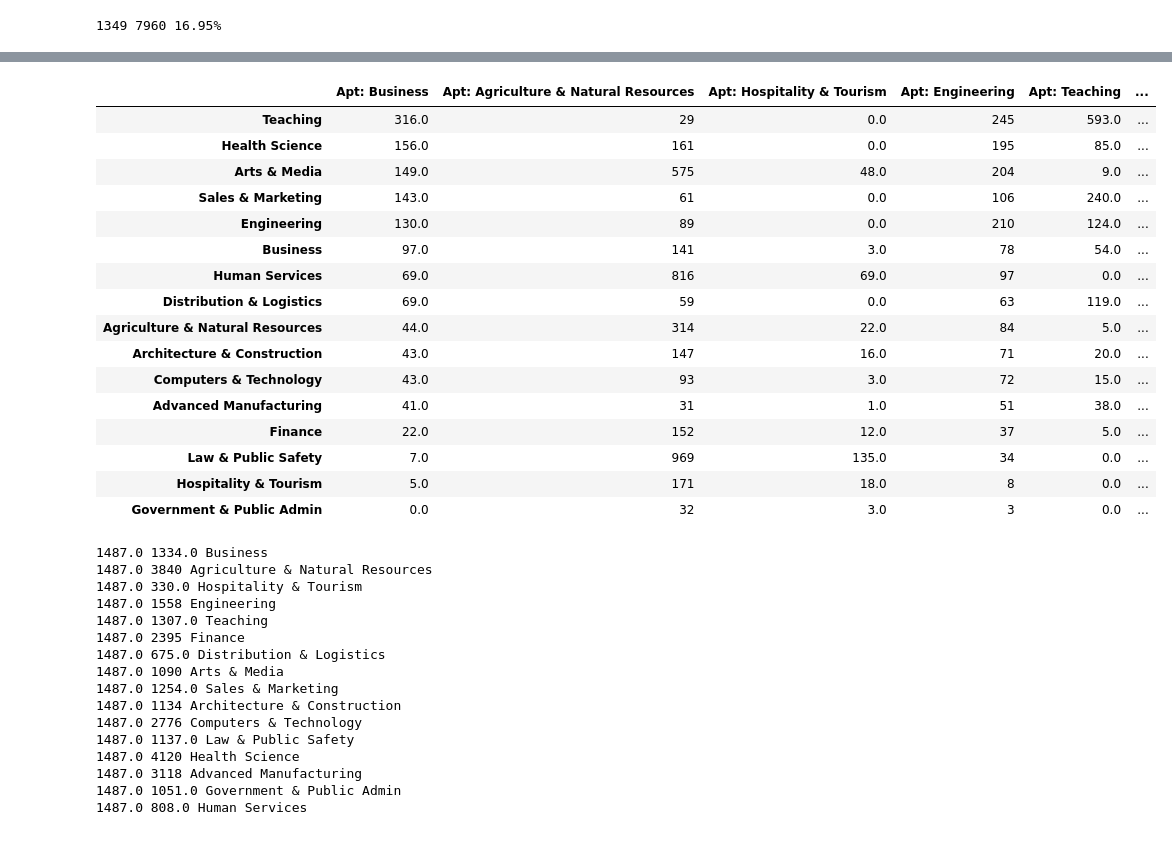
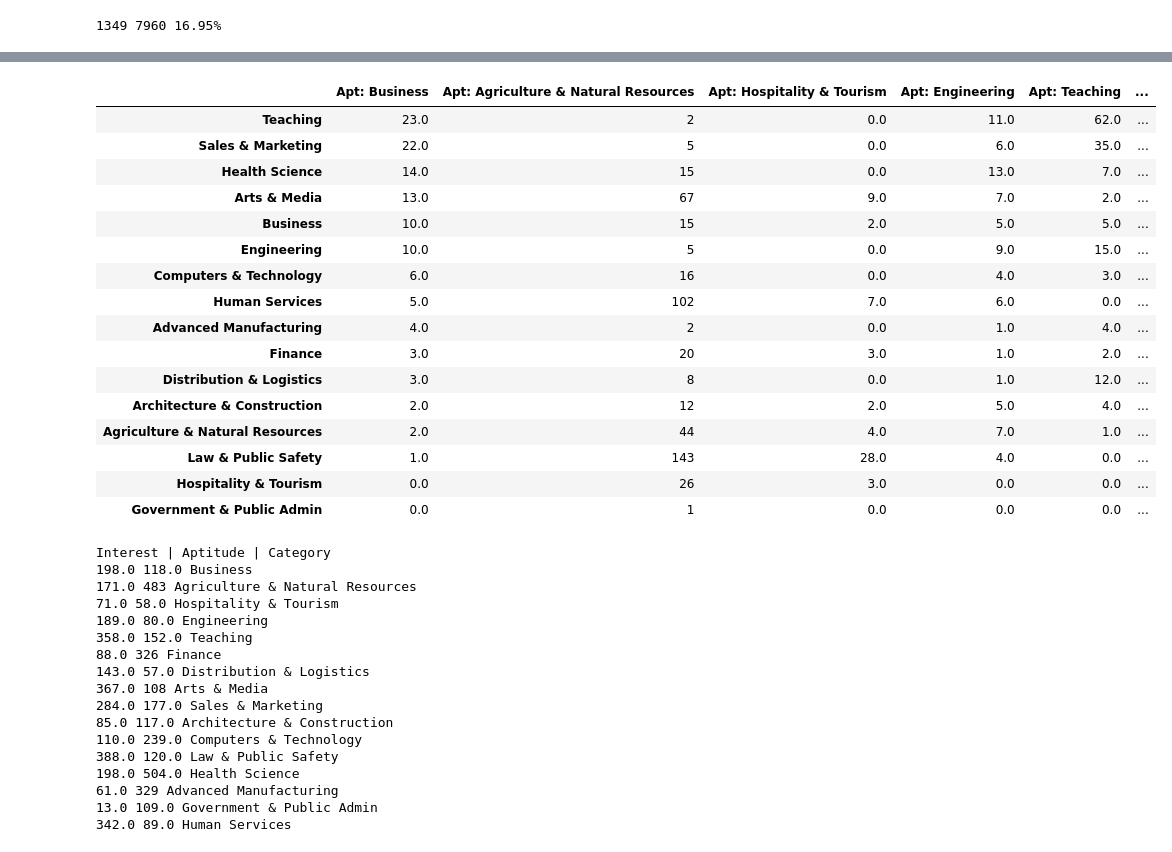
Before and after one commit to AlexMurphy-MTSU/YouScience, a Jupyter notebook: Sandbox/checking.ipynb, the cells around one changed output, grey strips where cells are left out. Saved outputs shown, nothing was run; the diff lists cells and outputs as text; code cells hidden in the pictures.

Commit message:
Number of matches by school.

```diff
--- a/Sandbox/checking.ipynb
+++ b/Sandbox/checking.ipynb
@@ -124,60 +142,62 @@ print(perfect_fit, 9309-perfect_fit, "{:.2%}".format(perfect_fit/7960))
 # %%
+Z = X[X.organization == 'LaVergne Middle School']
 # compiling frequency of interest/aptitude pairs
 fits = list(set(X.aptitude_fit).union(X.interest_fit))
 breakdown_df = None
 for fit in fits:
-    Y = X.loc[X.aptitude_fit == fit].interest_fit.value_counts()
+    Y = Z.loc[Z.aptitude_fit == fit].interest_fit.value_counts()
     Y = pd.DataFrame(Y)
     Y.rename(columns={'interest_fit':'Apt: ' + fit},inplace=True)
 
     if breakdown_df is None:
         breakdown_df = Y
     else:
         breakdown_df = pd.concat([breakdown_df,Y], axis=1)
 
 breakdown_df.replace(np.nan,0,inplace=True)
 
 breakdown_df
 # %% [output]
 |  | Apt: Business | Apt: Agriculture & Natural Resources | Apt: Hospitality & Tourism | Apt: Engineering | Apt: Teaching | ... |
-| Teaching | 316.0 | 29 | 0.0 | 245 | 593.0 | ... |
-| Health Science | 156.0 | 161 | 0.0 | 195 | 85.0 | ... |
-| Arts & Media | 149.0 | 575 | 48.0 | 204 | 9.0 | ... |
-| Sales & Marketing | 143.0 | 61 | 0.0 | 106 | 240.0 | ... |
-| Engineering | 130.0 | 89 | 0.0 | 210 | 124.0 | ... |
-| Business | 97.0 | 141 | 3.0 | 78 | 54.0 | ... |
-| Human Services | 69.0 | 816 | 69.0 | 97 | 0.0 | ... |
-| Distribution & Logistics | 69.0 | 59 | 0.0 | 63 | 119.0 | ... |
-| Agriculture & Natural Resources | 44.0 | 314 | 22.0 | 84 | 5.0 | ... |
-| Architecture & Construction | 43.0 | 147 | 16.0 | 71 | 20.0 | ... |
-| Computers & Technology | 43.0 | 93 | 3.0 | 72 | 15.0 | ... |
-| Advanced Manufacturing | 41.0 | 31 | 1.0 | 51 | 38.0 | ... |
-| Finance | 22.0 | 152 | 12.0 | 37 | 5.0 | ... |
-| Law & Public Safety | 7.0 | 969 | 135.0 | 34 | 0.0 | ... |
-| Hospitality & Tourism | 5.0 | 171 | 18.0 | 8 | 0.0 | ... |
-| Government & Public Admin | 0.0 | 32 | 3.0 | 3 | 0.0 | ... |
+| Teaching | 23.0 | 2 | 0.0 | 11.0 | 62.0 | ... |
+| Sales & Marketing | 22.0 | 5 | 0.0 | 6.0 | 35.0 | ... |
+| Health Science | 14.0 | 15 | 0.0 | 13.0 | 7.0 | ... |
+| Arts & Media | 13.0 | 67 | 9.0 | 7.0 | 2.0 | ... |
+| Business | 10.0 | 15 | 2.0 | 5.0 | 5.0 | ... |
+| Engineering | 10.0 | 5 | 0.0 | 9.0 | 15.0 | ... |
+| Computers & Technology | 6.0 | 16 | 0.0 | 4.0 | 3.0 | ... |
+| Human Services | 5.0 | 102 | 7.0 | 6.0 | 0.0 | ... |
+| Advanced Manufacturing | 4.0 | 2 | 0.0 | 1.0 | 4.0 | ... |
+| Finance | 3.0 | 20 | 3.0 | 1.0 | 2.0 | ... |
+| Distribution & Logistics | 3.0 | 8 | 0.0 | 1.0 | 12.0 | ... |
+| Architecture & Construction | 2.0 | 12 | 2.0 | 5.0 | 4.0 | ... |
+| Agriculture & Natural Resources | 2.0 | 44 | 4.0 | 7.0 | 1.0 | ... |
+| Law & Public Safety | 1.0 | 143 | 28.0 | 4.0 | 0.0 | ... |
+| Hospitality & Tourism | 0.0 | 26 | 3.0 | 0.0 | 0.0 | ... |
+| Government & Public Admin | 0.0 | 1 | 0.0 | 0.0 | 0.0 | ... |
 # %%
 int_total, apt_total = {}, {}
-
+print('Interest | Aptitude | Category')
 for fit in fits:
-    int_total[fit] = breakdown_df.loc['Business'].sum()
+    int_total[fit] = breakdown_df.loc[fit].sum()
     apt_total['Apt: ' + fit] = breakdown_df['Apt: ' + fit].sum()
 
     print(int_total[fit], apt_total['Apt: ' + fit], fit)
 # %% [output]
-1487.0 1334.0 Business
-1487.0 3840 Agriculture & Natural Resources
-1487.0 330.0 Hospitality & Tourism
-1487.0 1558 Engineering
-1487.0 1307.0 Teaching
-1487.0 2395 Finance
-1487.0 675.0 Distribution & Logistics
-1487.0 1090 Arts & Media
-1487.0 1254.0 Sales & Marketing
-1487.0 1134 Architecture & Construction
-1487.0 2776 Computers & Technology
-1487.0 1137.0 Law & Public Safety
-1487.0 4120 Health Science
-1487.0 3118 Advanced Manufacturing
-1487.0 1051.0 Government & Public Admin
-1487.0 808.0 Human Services
+Interest | Aptitude | Category
+198.0 118.0 Business
+171.0 483 Agriculture & Natural Resources
+71.0 58.0 Hospitality & Tourism
+189.0 80.0 Engineering
+358.0 152.0 Teaching
+88.0 326 Finance
+143.0 57.0 Distribution & Logistics
+367.0 108 Arts & Media
+284.0 177.0 Sales & Marketing
+85.0 117.0 Architecture & Construction
+110.0 239.0 Computers & Technology
+388.0 120.0 Law & Public Safety
+198.0 504.0 Health Science
+61.0 329 Advanced Manufacturing
+13.0 109.0 Government & Public Admin
+342.0 89.0 Human Services
```
Also changed, not shown: parts of 3 cells of this notebook, 22 other files.
